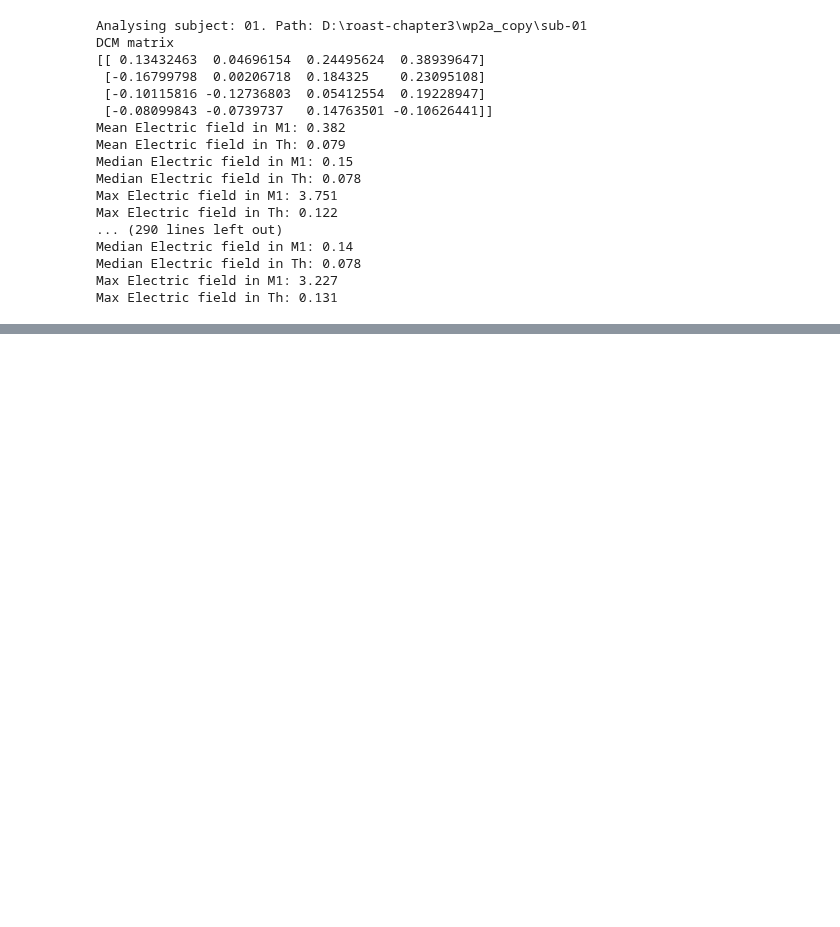
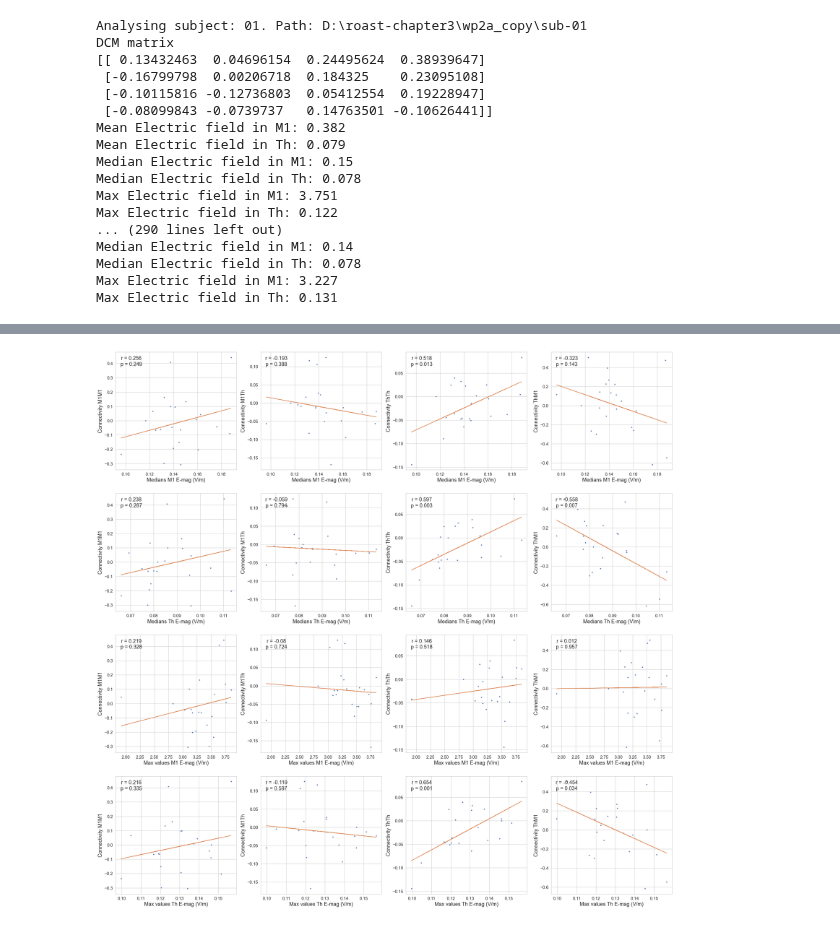
Before and after one commit to davide-aloi/wp1_2_roast, a Jupyter notebook: wp2a_roast_dcm_analysis.ipynb, the cells around one changed output, grey strips where cells are left out. Drawn from its saved outputs; the diff is of its cells as text; code cells hidden in the pictures; blank space fills up the shorter version.

Commit message:
plot fixed

```diff
--- a/wp2a_roast_dcm_analysis.ipynb
+++ b/wp2a_roast_dcm_analysis.ipynb
@@ -272,0 +221,29 @@ plt.show()
+# %%
+# Correlations between connectivity measures and Electric field magnitude medians and max values
+from numpy.polynomial.polynomial import polyfit
+
+fig, axes = plt.subplots(nrows=4, ncols=4, figsize=(35,35))
+
+idx = 0
+for emag_measure in emag_all_results:
+    for dcm_con in dcm_all_results:
+        x = np.transpose(emag_all_results[emag_measure])
+        y = np.transpose(dcm_all_results[dcm_con])
+        r,p  = scipy.stats.pearsonr(x, y)    # Pearson's r
+
+        # Correlation Plot
+        row = int(idx/4);
+        col = int(idx%4);
+        b, m = polyfit(x, y, 1)
+
+        axes[row][col].plot(x, y, '.')
+        axes[row][col].plot(x, b + m * x, '-')
+        #axes[row][col].title.set_text('Correlating ' + emag_measure + ' with ' + dcm_con)
+        axes[row][col].set_xlabel(emag_measure + ' E-mag (V/m)', fontsize = 18)
+        axes[row][col].set_ylabel('Connectivity ' + dcm_con, fontsize = 18)
+        axes[row][col].tick_params(axis='both', which='major', labelsize=15)
+        axes[row][col].text(0.13, 0.92, 'r = ' + str(round(r,3)) + '\np = ' + str(round(p,3)), horizontalalignment='center',
+                            verticalalignment='center', transform=axes[row][col].transAxes, fontsize = 18)
+        idx += 1
+# %% [output]
+[figure, added]
```
Also changed, not shown: parts of 5 cells of this notebook.
